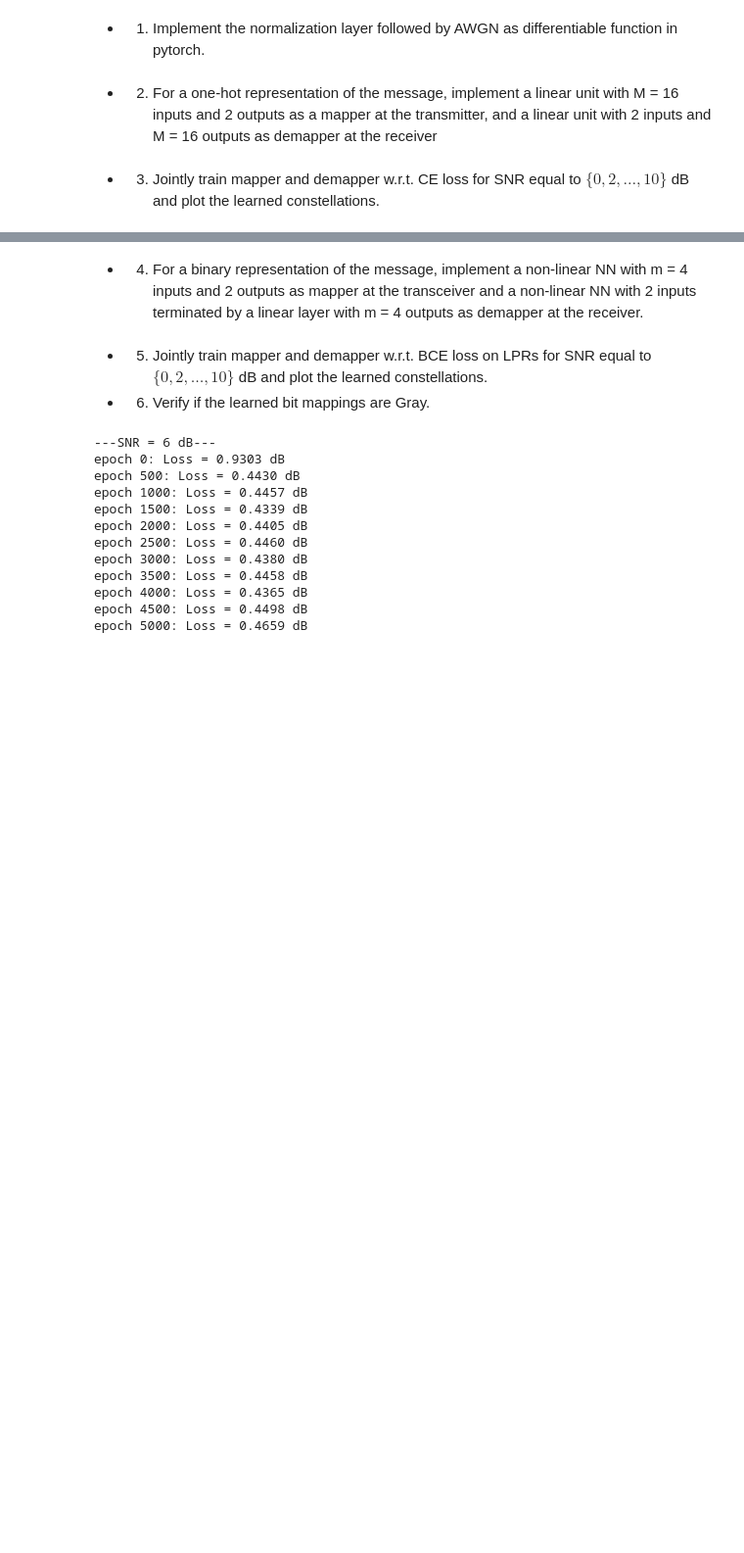
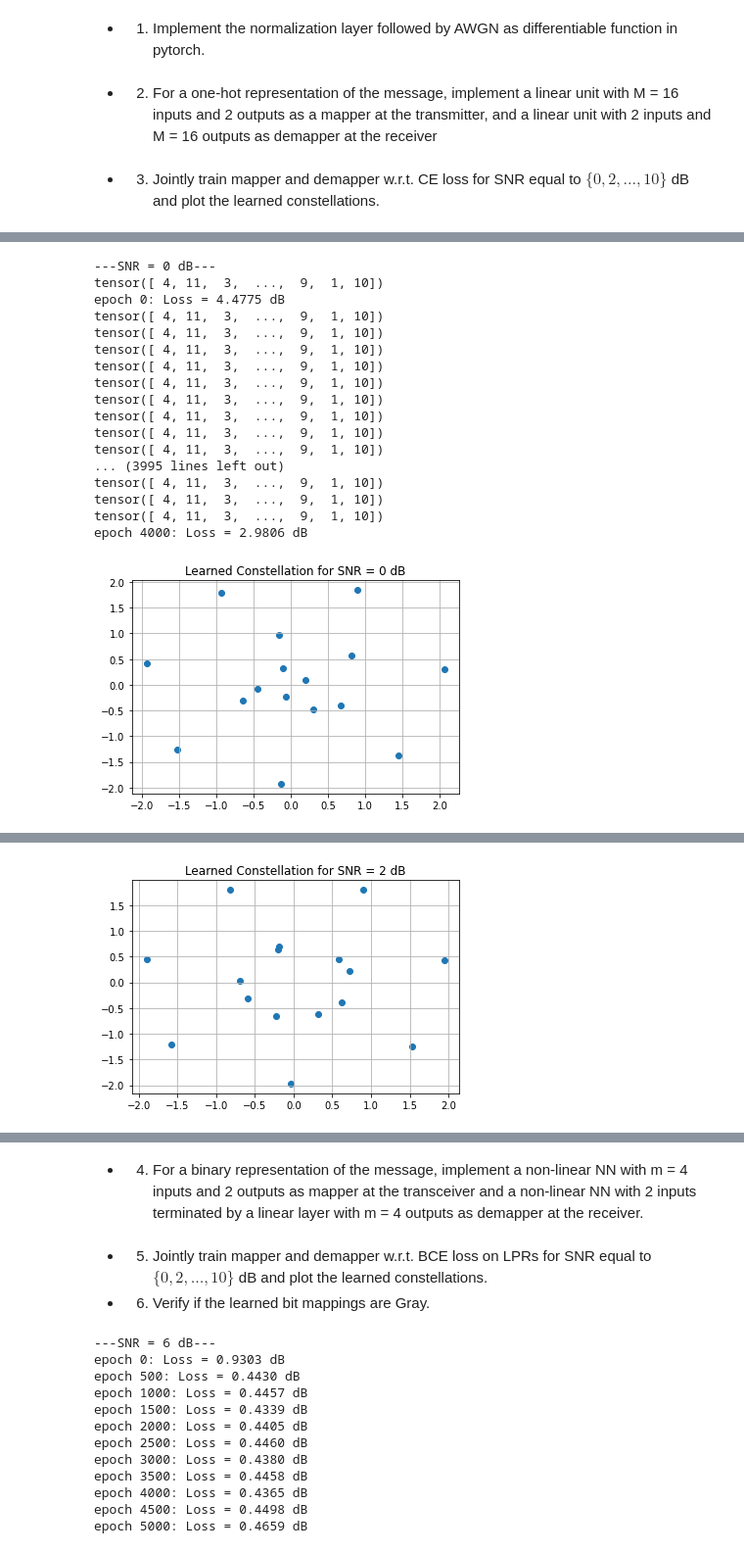
Before and after one commit to davideandres95/pcs-research-intership, a Jupyter notebook: tutorials/tut08.ipynb, the cells around one changed output, grey strips where cells are left out. Shown at 98% size. Saved outputs shown, nothing was run; the diff lists cells and outputs as text; code cells hidden in the pictures; blank space fills up the shorter version.

```diff
--- a/tutorials/tut08.ipynb
+++ b/tutorials/tut08.ipynb
@@ -131,0 +206,79 @@ array([ 0,  1,  2,  3,  4,  5,  6,  7,  8,  9, 10, 11, 12, 13, 14, 15])
+# %%
+class Demapper3(nn.Module):
+    def __init__(self):
+        super().__init__()
+        self.lin1 = nn.Linear(2, 16)
+        #self.act1 = nn.ReLU()
+        #self.lin2 = nn.Linear(32, 32)
+        #self.act2 = nn.ReLU()
+        #self.lin3 = nn.Linear(32, 32)
+        #self.act3 = nn.ReLU()
+        #self.lin4 = nn.Linear(32, 32)
+        #self.act4 = nn.ReLU()
+        #self.lin5 = nn.Linear(32, 16)
+
+    def forward(self, y):
+        #y = self.act1(self.lin1(y))
+        #y = self.act2(self.lin2(y))
+        #y = self.act3(self.lin3(y))
+        #return self.lin5(self.act4(self.lin4(y)))
+        return self.lin1(y)
+# %%
+P = 1 # normalization parameter
+SNRdBs = np.array([0, 2, 4, 6, 8, 10])
+SNRs = 10**(SNRdBs/10)
+# Initialize network
+mapper = Mapper3()
+demap = Demapper3()
+
+for (k,snr) in enumerate(SNRs):
+    sigma2 = P/snr
+    print(f'---SNR = {SNRdBs[k]} dB---')
+
+    # Optimizer
+    optimizer = optim.Adam(list(mapper.parameters()) + list(demap.parameters()), lr=0.01)
+
+    # Training loop
+    for j in range(4001):
+        xhat = mapper(onehot_t)
+        xhat = normalization(xhat, P)
+        yhat = awgn(xhat, sigma2)
+        l = demap(yhat)
+        loss = loss_fn(l, a_t)
+        optimizer.zero_grad()
+        loss.backward()
+        optimizer.step()
+
+        # Printout and visualization
+        if j % 500 == 0:
+            print(f'epoch {j}: Loss = {loss.detach().numpy()/np.log(2) :.4f} dB')
+        if loss < 1e-3:
+            break
+    # Data for the plots
+    a_plot = np.arange(M)
+    onehot_plot = np.array([one_hot(a_plot[i], M) for i in range(M)])
+    learned_x = mapper(torch.tensor(onehot_plot).float())
+    learned_x = normalization(learned_x, P).detach().numpy()
+    plt.scatter(learned_x[:,0], learned_x[:,1])
+    plt.title(f'Learned Constellation for SNR = {SNRdBs[k]} dB')
+    plt.grid()
+    plt.show()
+# %% [output]
+---SNR = 0 dB---
+tensor([ 4, 11,  3,  ...,  9,  1, 10])
+epoch 0: Loss = 4.4775 dB
+tensor([ 4, 11,  3,  ...,  9,  1, 10])
+tensor([ 4, 11,  3,  ...,  9,  1, 10])
+tensor([ 4, 11,  3,  ...,  9,  1, 10])
+tensor([ 4, 11,  3,  ...,  9,  1, 10])
+tensor([ 4, 11,  3,  ...,  9,  1, 10])
+tensor([ 4, 11,  3,  ...,  9,  1, 10])
+tensor([ 4, 11,  3,  ...,  9,  1, 10])
+tensor([ 4, 11,  3,  ...,  9,  1, 10])
+tensor([ 4, 11,  3,  ...,  9,  1, 10])
+... (3995 lines left out)
+tensor([ 4, 11,  3,  ...,  9,  1, 10])
+tensor([ 4, 11,  3,  ...,  9,  1, 10])
+tensor([ 4, 11,  3,  ...,  9,  1, 10])
+epoch 4000: Loss = 2.9806 dB
+[figure, added]
@@ -131,0 +302 @@ array([ 0,  1,  2,  3,  4,  5,  6,  7,  8,  9, 10, 11, 12, 13, 14, 15])
+[figure, added]
```
Also changed, not shown: parts of 6 cells of this notebook, 8 other files.
